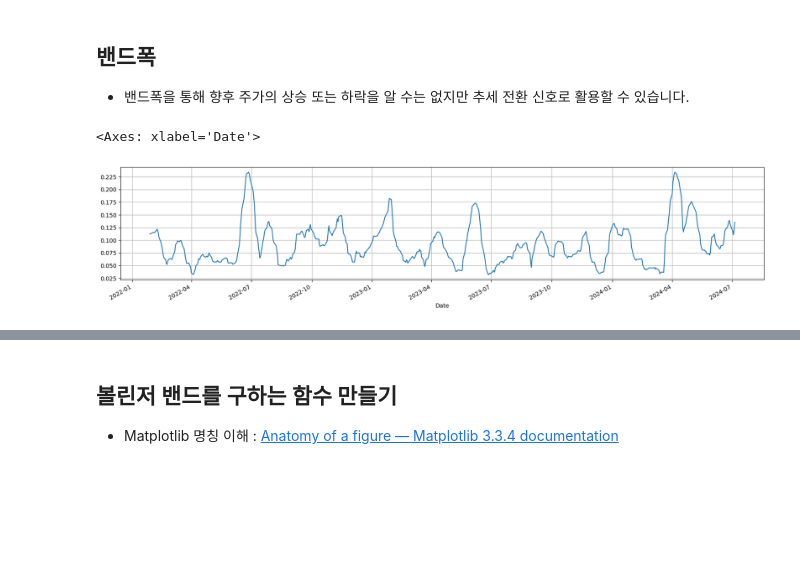
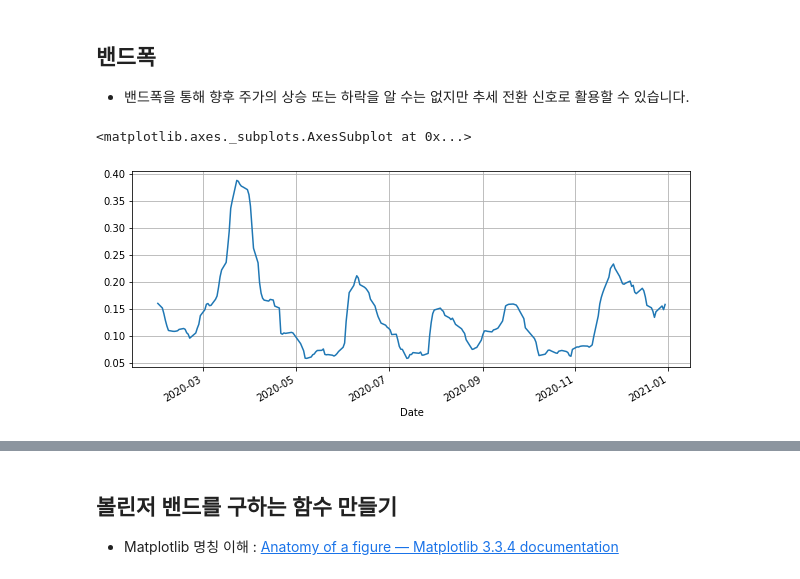
Before and after one commit to Daeyoung428/Learning_Python, a Jupyter notebook: 6.2 변동성 지표 볼린저 밴드-output.ipynb, the cells around one changed output, grey strips where cells are left out. Saved outputs shown, nothing was run; the diff lists cells and outputs as text; code cells hidden in the pictures; blank space fills up the shorter version.

```diff
--- a/6.2 변동성 지표 볼린저 밴드-output.ipynb
+++ b/6.2 변동성 지표 볼린저 밴드-output.ipynb
@@ -52,6 +52,6 @@ plt.fill_between(mstd.index, ma - 2 * mstd, ma + 2 * mstd, color="b", alpha=0.2)
 import FinanceDataReader as fdr
 # %%
 # 005930 : 삼성전자
-df = fdr.DataReader("005930", "2022")
+df = fdr.DataReader("005930", "2020", "2021")
 df.shape
 # %% [output]
@@ -189,10 +189,10 @@ plt.axhline(0, c="k", lw=1)
 df["bandwidth"] = (df["UpperB"] - df["LowerB"]) / df["MA20"]
 # %%
 # 밴드폭 시각화
-df["bandwidth"].plot(figsize=(20, 4), grid=True)
+df["bandwidth"].plot(figsize=(10, 4), grid=True)
 # %% [output]
-<Axes: xlabel='Date'>
+<matplotlib.axes._subplots.AxesSubplot at 0x...>
-[figure, old version]
+[figure, new version]
 # %%
 # head 로 변수들이 잘 생성되었는지 확인 합니다.
 df.head()
```
Also changed, not shown: parts of 24 cells of this notebook.
